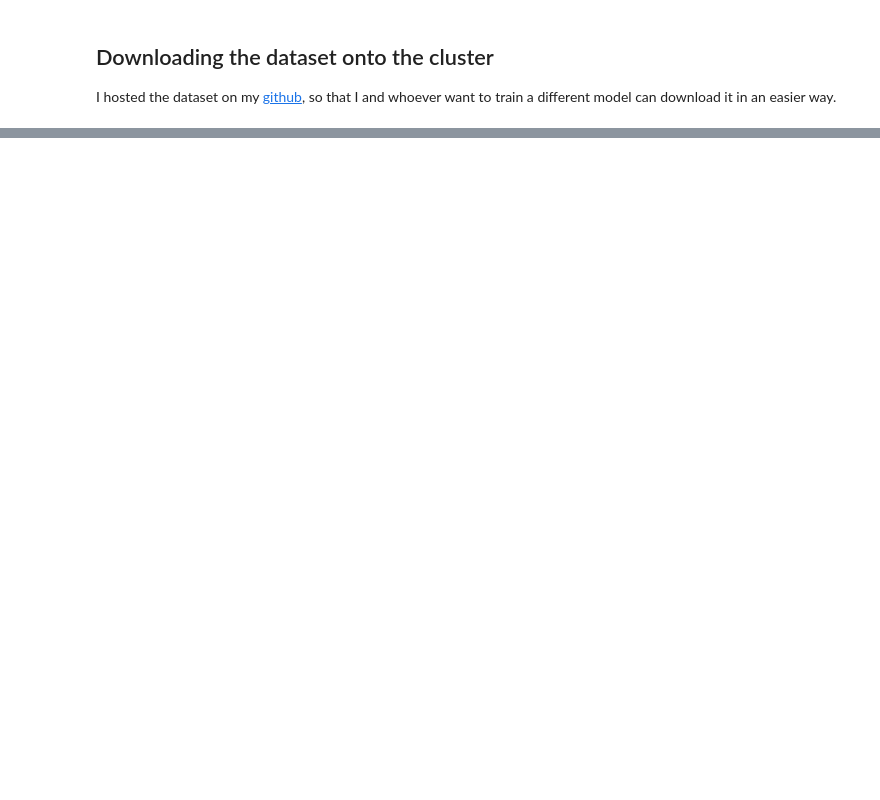
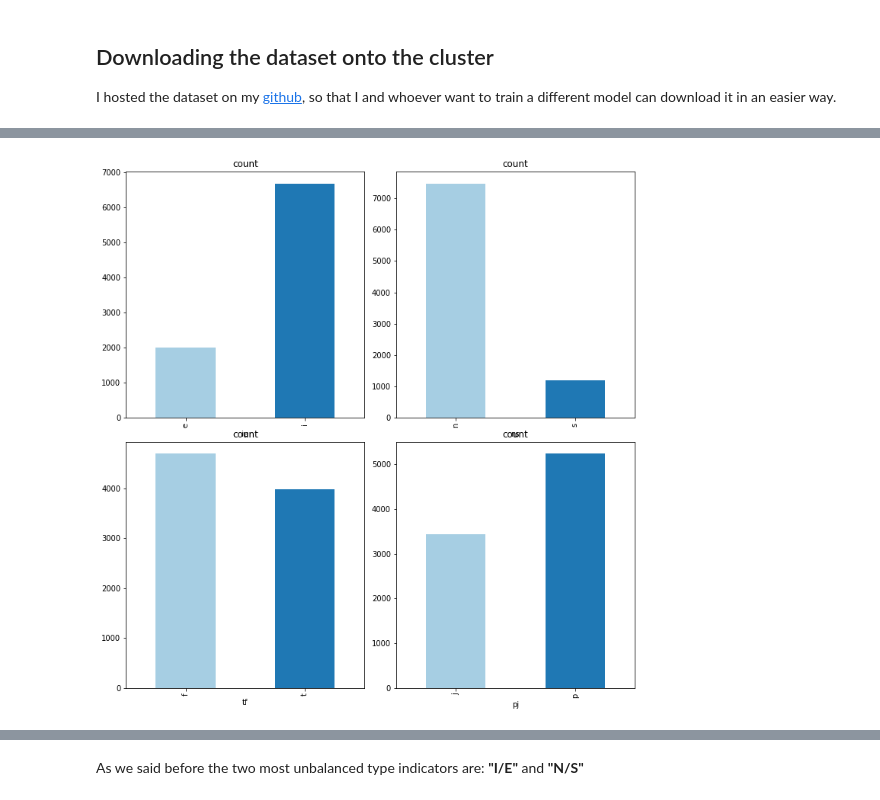
Before and after one commit to edu-rinaldi/MBTI-Predictor, a Jupyter notebook: MBTI.ipynb, the cells around one changed output, grey strips where cells are left out. Cells and saved outputs as stored; diff of their text form; code cells hidden in the pictures; blank space fills up the shorter version.

```diff
--- a/MBTI.ipynb
+++ b/MBTI.ipynb
@@ -136,0 +224,10 @@ Unfortunately, as we can see, the dataset is very **unbalanced**. We must find a
+# %%
+def split_type(df, typeCol='type', withDrop=False):
+  indicators = ['ie', 'ns', 'tf', 'pj']
+  splitted_type_df = df
+  for i, ind in enumerate(indicators):
+    splitted_type_df = splitted_type_df.withColumn(ind, substring(typeCol, i+1, 1))
+  if withDrop:
+    splitted_type_df = splitted_type_df.drop(typeCol)
+  splitted_type_df = splitted_type_df.cache()
+  return splitted_type_df, indicators
@@ -136,0 +236,3 @@ Unfortunately, as we can see, the dataset is very **unbalanced**. We must find a
+# %%
+mbti_type_splitted_df, indicators = split_type(mbti_splitted_df, withDrop=True)
+mbti_type_splitted_df.show()
@@ -136,0 +243,4 @@ Unfortunately, as we can see, the dataset is very **unbalanced**. We must find a
+# %%
+counted_mbti_pdfs = []
+for ind in indicators:
+  counted_mbti_pdfs.append(count_class_instances(mbti_type_splitted_df, ind))
@@ -136,0 +249,9 @@ Unfortunately, as we can see, the dataset is very **unbalanced**. We must find a
+# %%
+fig, axes = plt.subplots(nrows=2,ncols=2, figsize=(10, 10))
+fig.tight_layout()
+
+counted_mbti_pdfs[0].plot.bar(ax=axes[0,0], subplots=True, x=indicators[0], y='count', legend=False, color=plt.cm.Paired(np.arange(2)))
+counted_mbti_pdfs[1].plot.bar(ax=axes[0,1], subplots=True, x=indicators[1], y='count', legend=False, color=plt.cm.Paired(np.arange(2)))
+counted_mbti_pdfs[2].plot.bar(ax=axes[1,0], subplots=True, x=indicators[2], y='count', legend=False, color=plt.cm.Paired(np.arange(2)))
+counted_mbti_pdfs[3].plot.bar(ax=axes[1,1], subplots=True, x=indicators[3], y='count', legend=False, color=plt.cm.Paired(np.arange(2)))
+# %% [output]
@@ -136,0 +259 @@ Unfortunately, as we can see, the dataset is very **unbalanced**. We must find a
+[figure, added]
@@ -136,0 +261,2 @@ Unfortunately, as we can see, the dataset is very **unbalanced**. We must find a
+# %% [markdown]
+As we said before the two most unbalanced type indicators are: **"I/E"** and **"N/S"**
```
Also changed, not shown: parts of 99 cells of this notebook, 4 other files.
